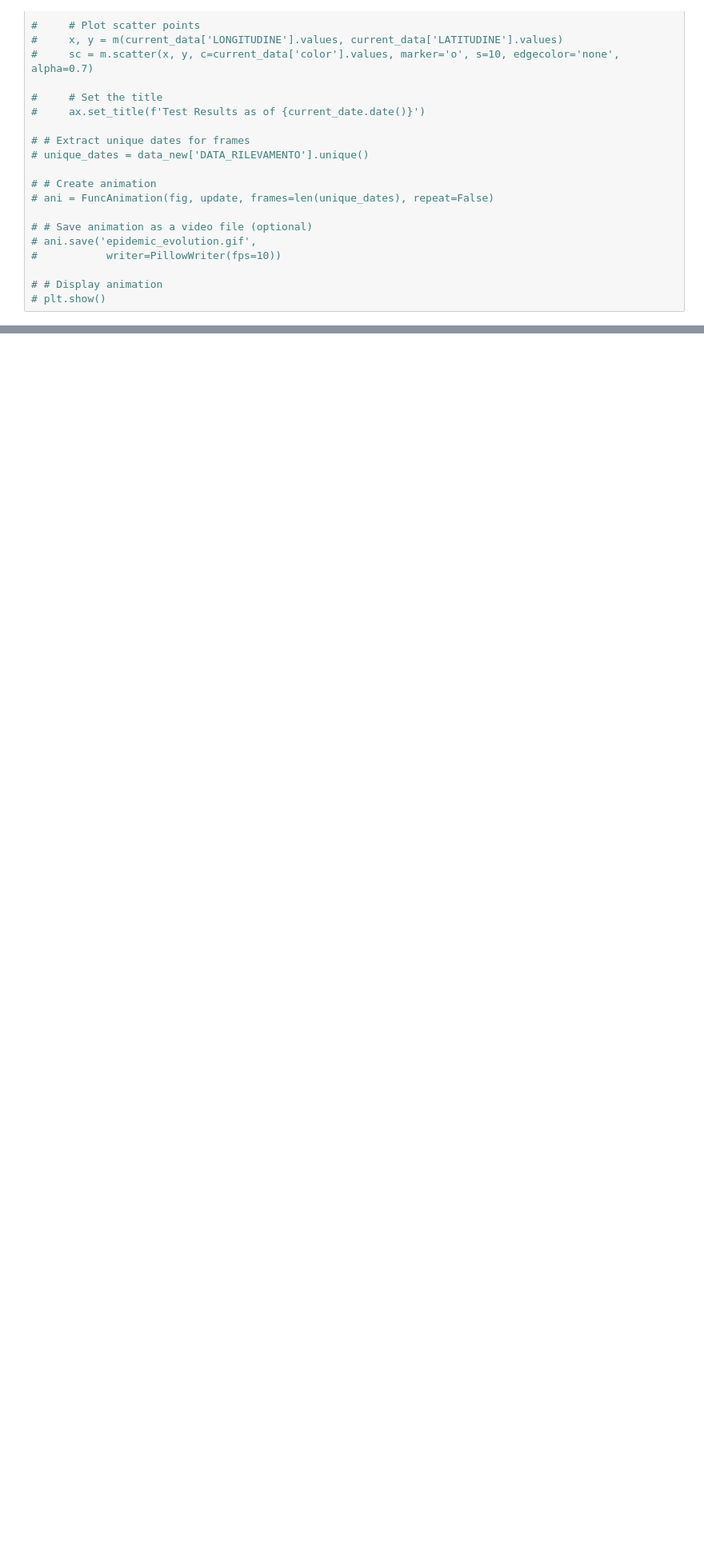
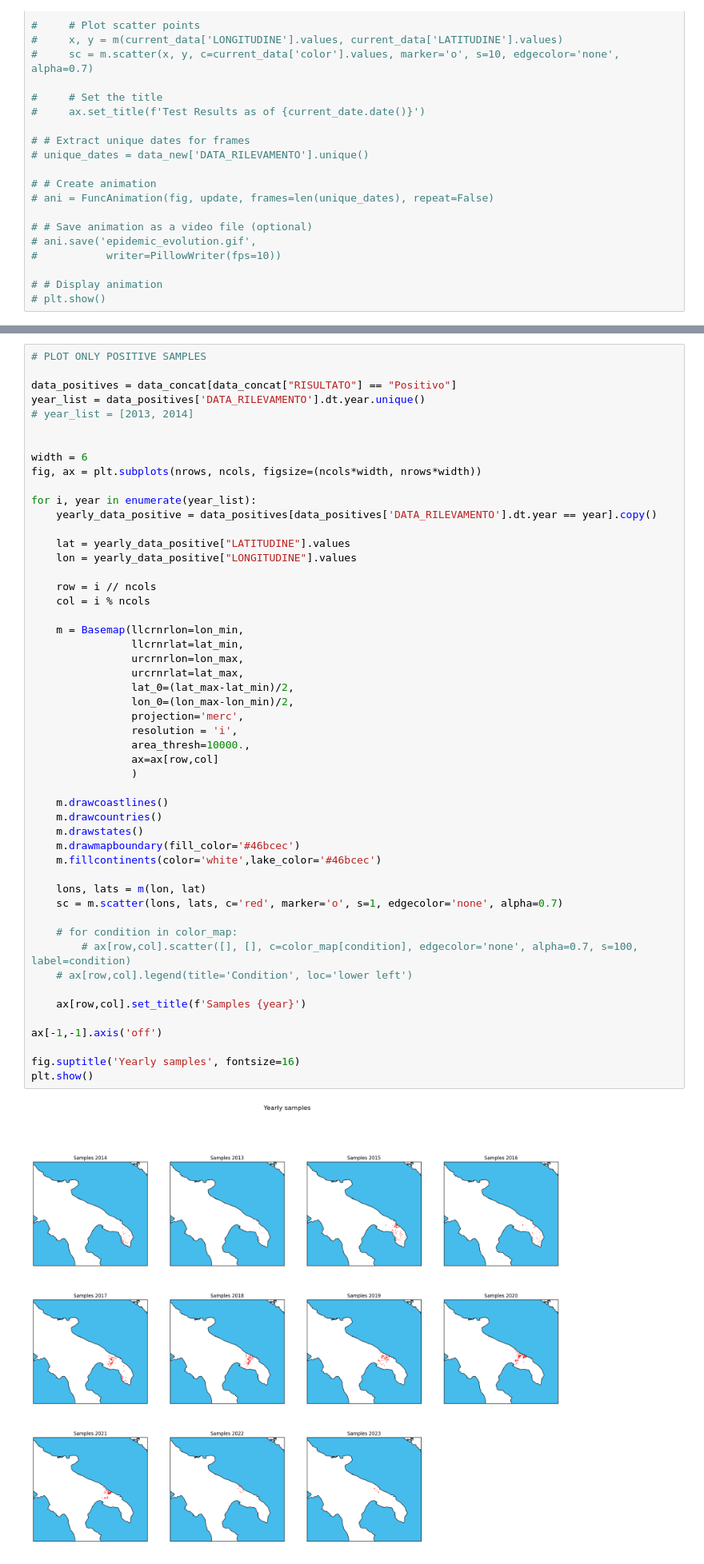
Before and after one commit to LeonMengoni/Xylella-Fastidiosa, a Jupyter notebook: Monitoring.ipynb, the cells around one changed output, grey strips where cells are left out. Shown at 80% size. Cells and saved outputs as stored; diff of their text form; blank space fills up the shorter version.

Commit message:
Plot only positive results: positive tests are highly clustered. According to Olive Oil Times, tests are quite spread out but infections occur in a cluster.

```diff
--- a/Monitoring.ipynb
+++ b/Monitoring.ipynb
@@ -314,0 +313,53 @@ plt.show()
+# %%
+# PLOT ONLY POSITIVE SAMPLES
+
+data_positives = data_concat[data_concat["RISULTATO"] == "Positivo"]
+year_list = data_positives['DATA_RILEVAMENTO'].dt.year.unique()
+# year_list = [2013, 2014]
+
+
+width = 6
+fig, ax = plt.subplots(nrows, ncols, figsize=(ncols*width, nrows*width))
+
+for i, year in enumerate(year_list):
+    yearly_data_positive = data_positives[data_positives['DATA_RILEVAMENTO'].dt.year == year].copy()
+
+    lat = yearly_data_positive["LATITUDINE"].values
+    lon = yearly_data_positive["LONGITUDINE"].values
+
+    row = i // ncols
+    col = i % ncols
+
+    m = Basemap(llcrnrlon=lon_min,
+                llcrnrlat=lat_min,
+                urcrnrlon=lon_max,
+                urcrnrlat=lat_max,
+                lat_0=(lat_max-lat_min)/2,
+                lon_0=(lon_max-lon_min)/2,
+                projection='merc',
+                resolution = 'i',
+                area_thresh=10000.,
+                ax=ax[row,col]
+                )
+
+    m.drawcoastlines()
+    m.drawcountries()
+    m.drawstates()
+    m.drawmapboundary(fill_color='#46bcec')
+    m.fillcontinents(color='white',lake_color='#46bcec')
+
+    lons, lats = m(lon, lat)
+    sc = m.scatter(lons, lats, c='red', marker='o', s=1, edgecolor='none', alpha=0.7)
+
+    # for condition in color_map:
+        # ax[row,col].scatter([], [], c=color_map[condition], edgecolor='none', alpha=0.7, s=100, label=condition)
+    # ax[row,col].legend(title='Condition', loc='lower left')
+
+    ax[row,col].set_title(f'Samples {year}')
+
+ax[-1,-1].axis('off')
+
+fig.suptitle('Yearly samples', fontsize=16)
+plt.show()
+# %% [output]
+[figure, added]
```
Also changed, not shown: parts of 1 cell of this notebook.
